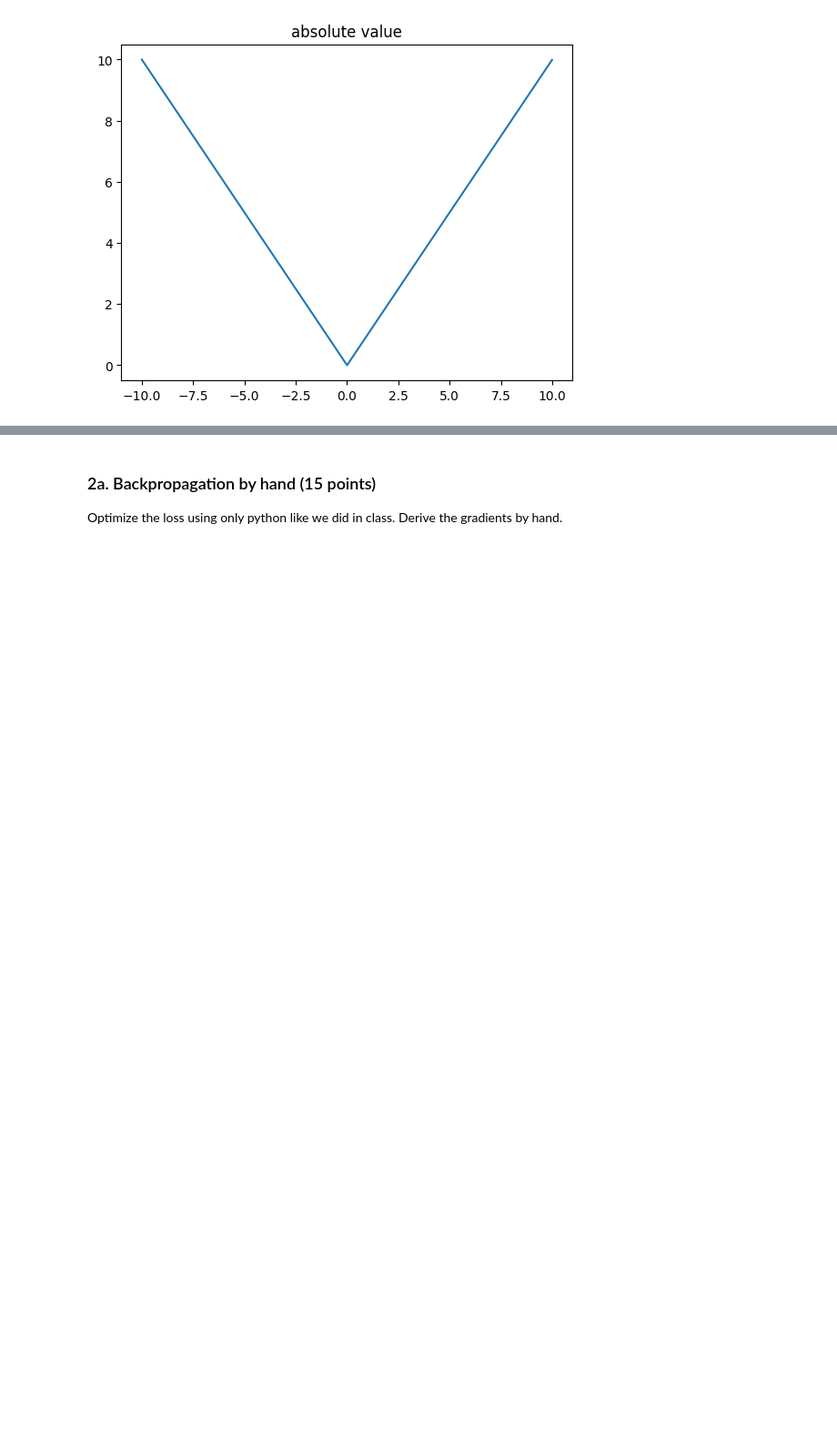
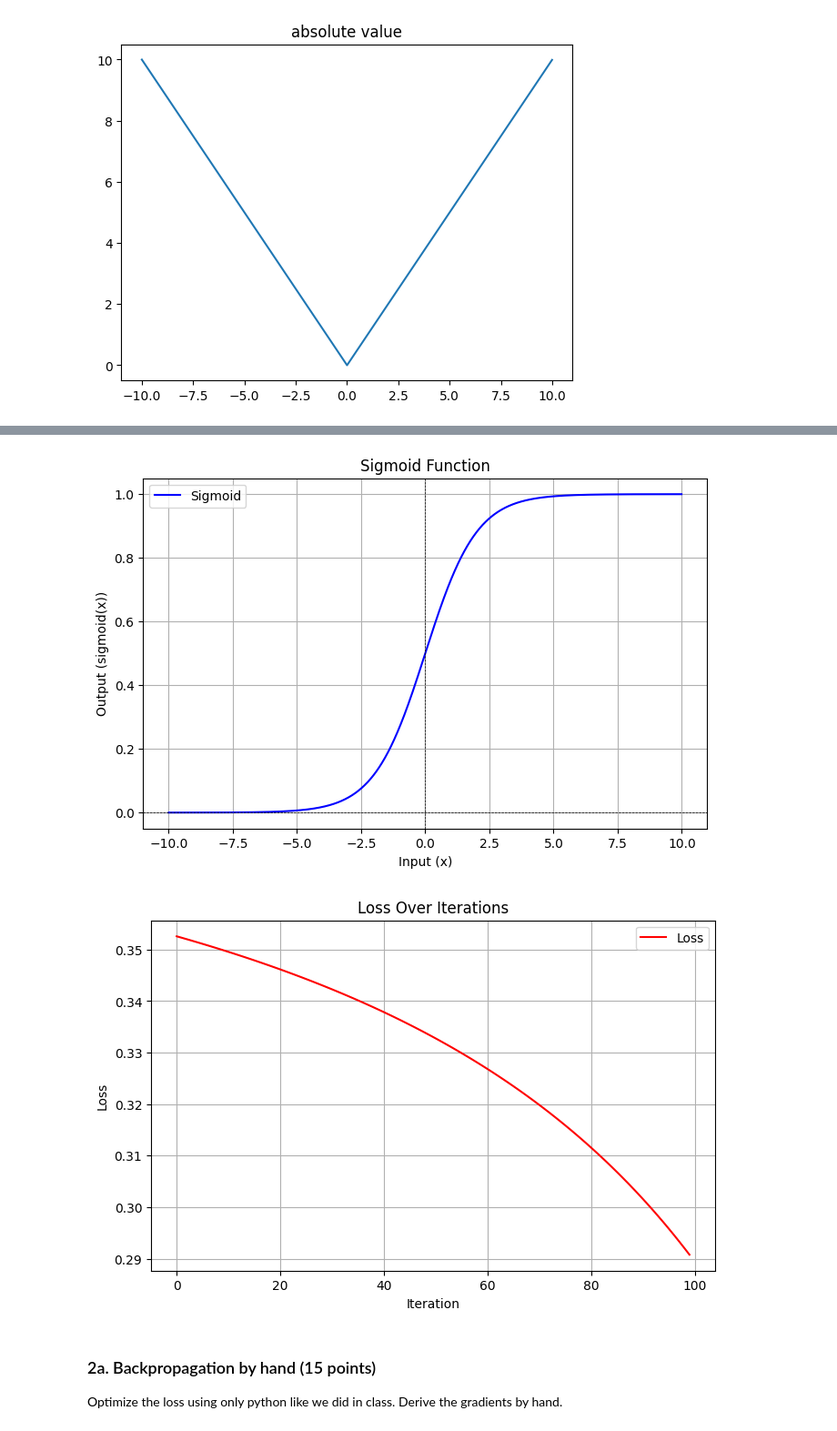
Before and after one commit to KarthikGowdaRamakrishna/Adv-Techniques-With-LLM-INFO7374-Spring-2025, a Jupyter notebook: INFO_7374_Assignment_1_Karthik.ipynb, the cells around one changed output, grey strips where cells are left out. Shown: that part at 91% size. Saved outputs shown, nothing was run; the diff lists cells and outputs as text; code cells hidden in the pictures; blank space fills up the shorter version.

```diff
--- a/INFO_7374_Assignment_1_Karthik.ipynb
+++ b/INFO_7374_Assignment_1_Karthik.ipynb
@@ -200,3 +361,77 @@ plt.plot(xs, ys)
 # %% [output]
 [<matplotlib.lines.Line2D at 0x...>]
 [figure]
+# %%
+import numpy as np
+import matplotlib.pyplot as plt
+
+# Define sigmoid function
+def sigmoid(x):
+    return 1 / (1 + np.exp(-x))
+
+# Define absolute value function (L1 loss)
+def absolute_value(x):
+    return -x if x < 0 else x
+
+# Initialization
+x1, x2, x3 = 1.0, 2.0, 3.0  # Inputs
+w1, w2, w3 = 0.5, 0.5, 0.5  # Initial weights
+lr = 0.01  # Learning rate
+target = 0.6  # Target value
+
+# Training loop
+losses = []
+predictions = []
+
+for i in range(100):  # 100 iterations
+    # Step 1: Forward pass
+    sum_val = w1 * x1 + w2 * x2 + w3 * x3
+    prediction = sigmoid(sum_val)
+    loss = absolute_value(prediction - target)
+
+    # Store loss and predictions
+    losses.append(loss)
+    predictions.append(prediction)
+
+    # Step 2: Compute gradients using the chain rule
+    grad_loss = 1 if (prediction - target) > 0 else -1  # dL/dprediction
+    grad_prediction = prediction * (1 - prediction)  # dSigmoid/dSum
+    grad_sum = grad_loss * grad_prediction  # dL/dSum
+
+    grad_w1 = grad_sum * x1  # dSum/dw1
+    grad_w2 = grad_sum * x2  # dSum/dw2
+    grad_w3 = grad_sum * x3  # dSum/dw3
+
+    # Step 3: Update weights
+    w1 -= lr * grad_w1
+    w2 -= lr * grad_w2
+    w3 -= lr * grad_w3
+
+    # Print progress every 10 iterations
+    if i % 10 == 0:
+        print(f"Iteration {i}: Loss = {loss:.4f}, Prediction = {prediction:.4f}, w1 = {w1:.4f}, w2 = {w2:.4f}, w3 = {w3:.4f}")
+
+# Plot sigmoid curve
+xs = np.arange(-10, 10, 0.01)
+ys = [sigmoid(x) for x in xs]
+plt.figure(figsize=(8, 5))
+plt.plot(xs, ys, label="Sigmoid", color="blue")
+plt.title("Sigmoid Function")
+plt.xlabel("Input (x)")
+plt.ylabel("Output (sigmoid(x))")
+plt.axhline(0, color='black', linewidth=0.5, linestyle='--')
+plt.axvline(0, color='black', linewidth=0.5, linestyle='--')
+plt.grid(True)
+plt.legend()
+plt.show()
+
+# Plot loss over iterations
+plt.figure(figsize=(8, 5))
+plt.plot(range(100), losses, label="Loss", color="red")
+plt.title("Loss Over Iterations")
+plt.xlabel("Iteration")
+plt.ylabel("Loss")
+plt.grid(True)
+plt.legend()
+plt.show()
+# %% [output]
@@ -203,3 +448,5 @@ plt.plot(xs, ys)
+[figure, added]
+[figure, added]
 # %% [markdown]
 ### 2a. Backpropagation by hand (15 points)
 Optimize the loss using only python like we did in class. Derive the gradients by hand.
```
Also changed, not shown: parts of 12 cells of this notebook.
